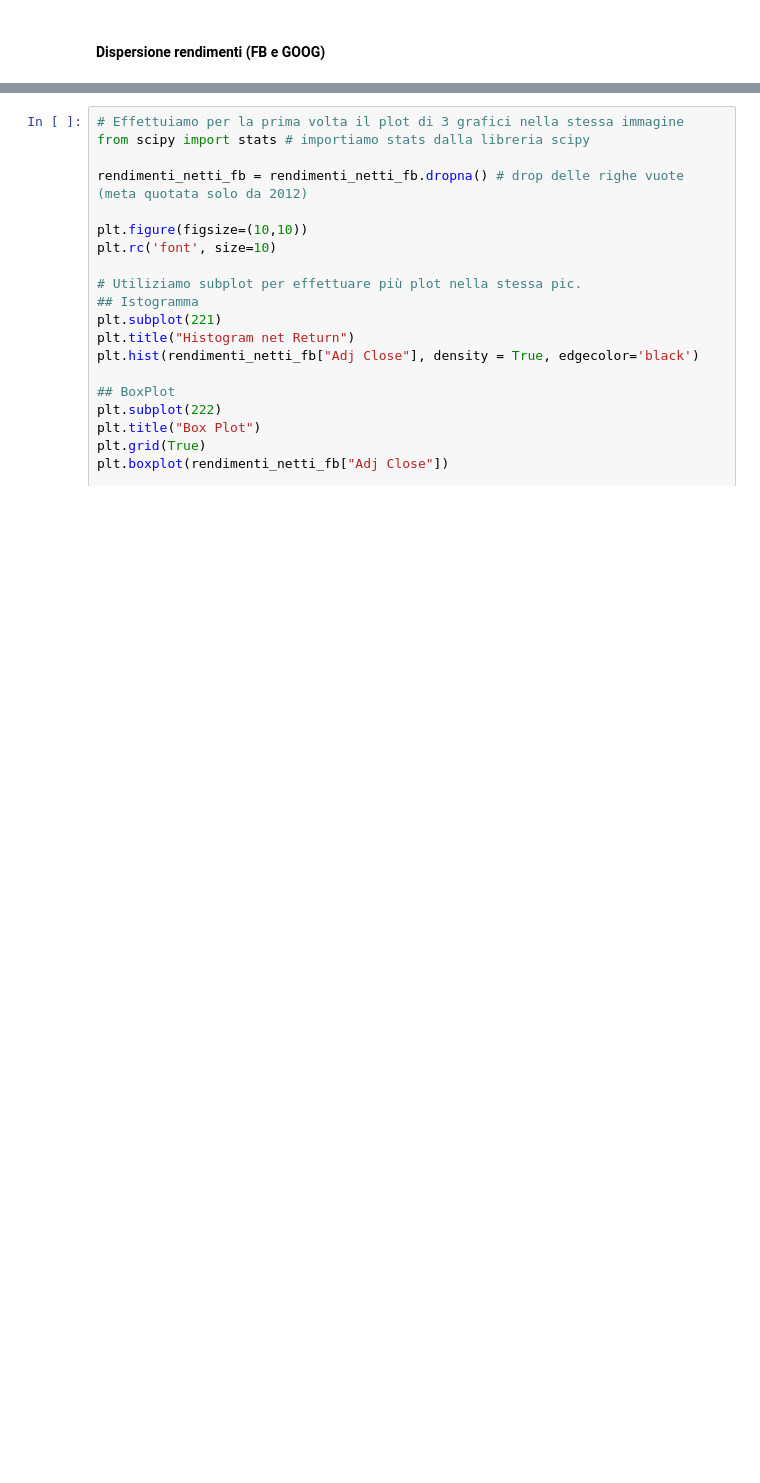
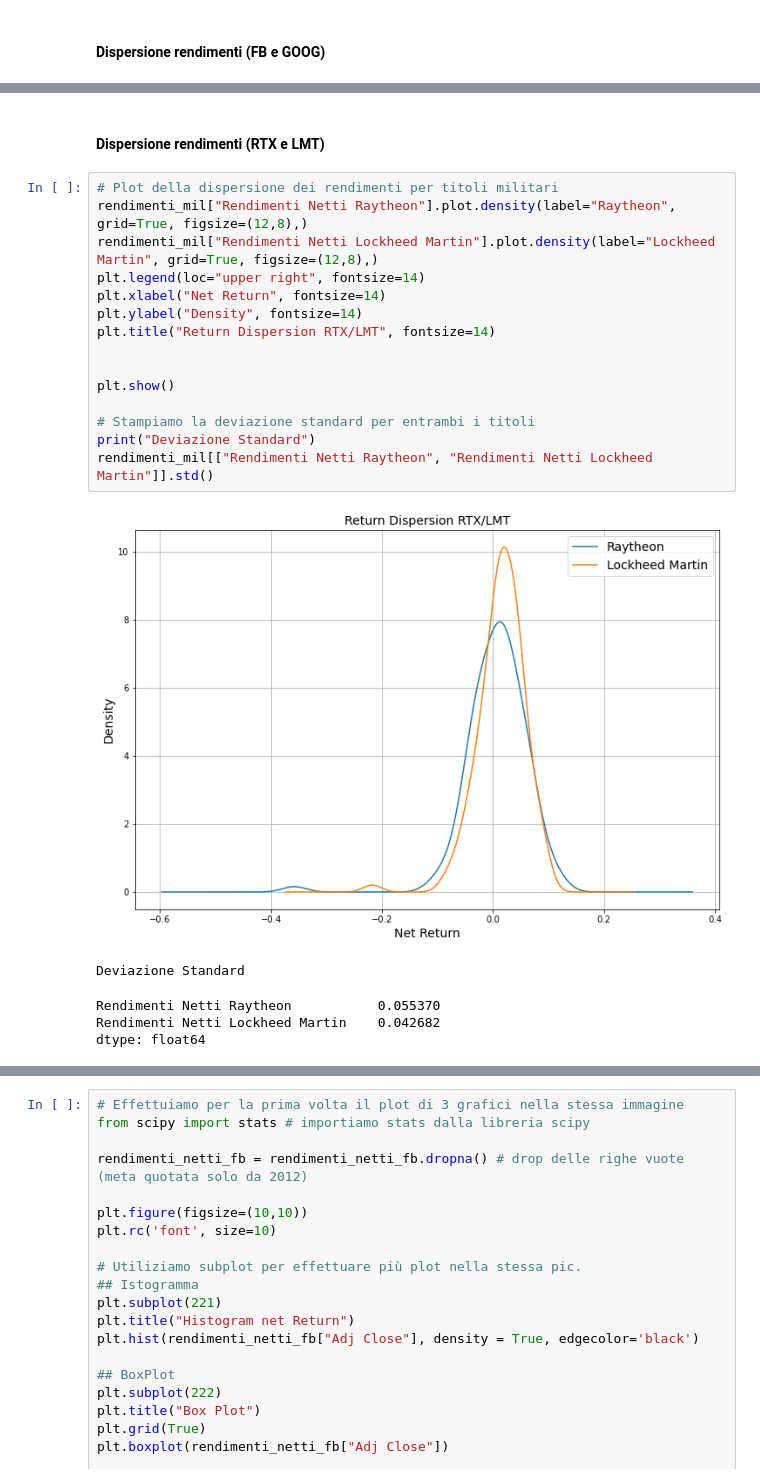
Before and after one commit to tommcamm/BISF-Project, a Jupyter notebook: python/Notebook del progetto.ipynb, the cells around one changed output, grey strips where cells are left out. Saved outputs shown, nothing was run; the diff lists cells and outputs as text; blank space fills up the shorter version.

```diff
--- a/python/Notebook del progetto.ipynb
+++ b/python/Notebook del progetto.ipynb
@@ -537,0 +563,23 @@ dtype: float64
+# %% [markdown]
+#### Dispersione rendimenti (RTX e LMT)
+# %%
+# Plot della dispersione dei rendimenti per titoli militari
+rendimenti_mil["Rendimenti Netti Raytheon"].plot.density(label="Raytheon", grid=True, figsize=(12,8),)
+rendimenti_mil["Rendimenti Netti Lockheed Martin"].plot.density(label="Lockheed Martin", grid=True, figsize=(12,8),)
+plt.legend(loc="upper right", fontsize=14)
+plt.xlabel("Net Return", fontsize=14)
+plt.ylabel("Density", fontsize=14)
+plt.title("Return Dispersion RTX/LMT", fontsize=14)
+
+
+plt.show()
+
+# Stampiamo la deviazione standard per entrambi i titoli
+print("Deviazione Standard")
+rendimenti_mil[["Rendimenti Netti Raytheon", "Rendimenti Netti Lockheed Martin"]].std()
+# %% [output]
+[figure, added]
+Deviazione Standard
+Rendimenti Netti Raytheon           0.055370
+Rendimenti Netti Lockheed Martin    0.042682
+dtype: float64
```
Also changed, not shown: parts of 24 cells of this notebook, 4 other files.
